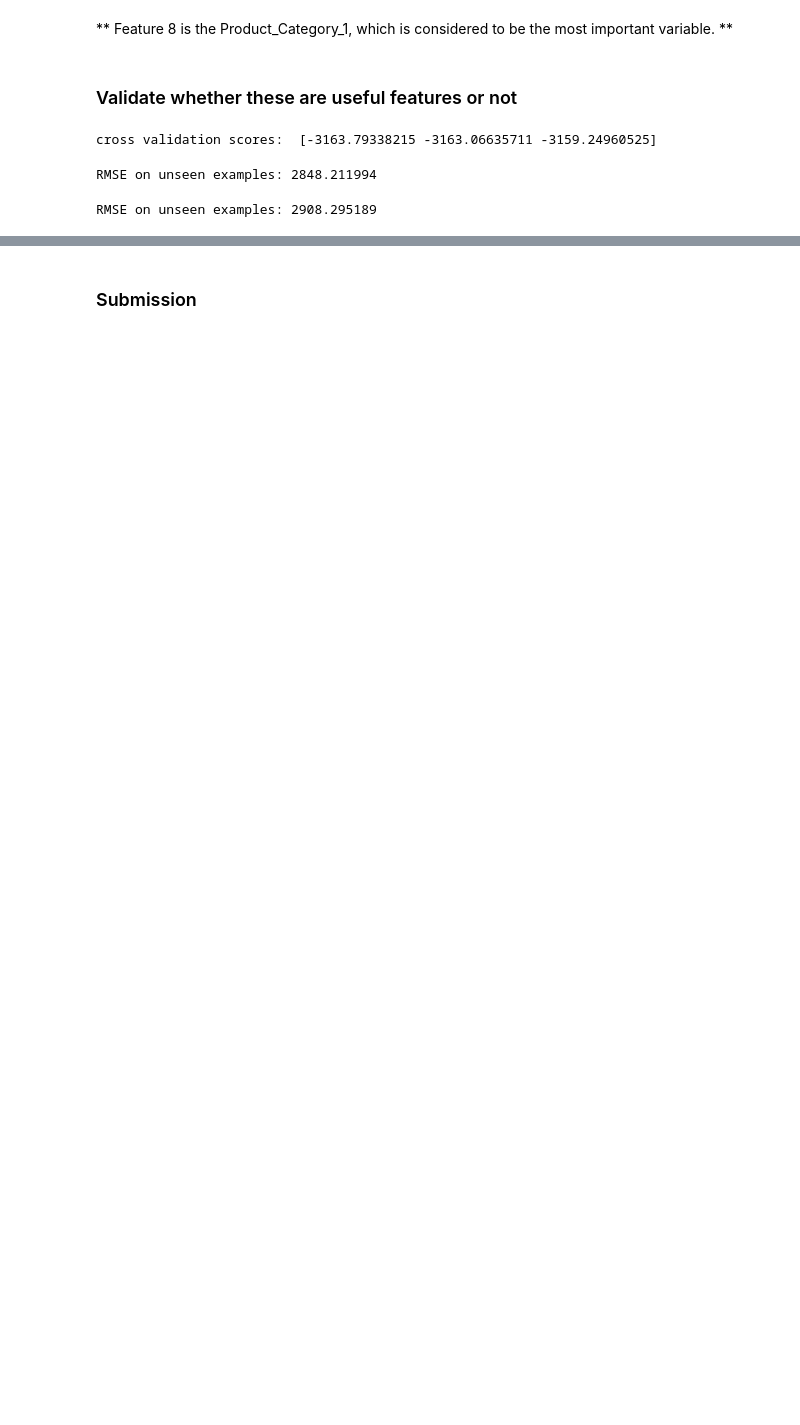
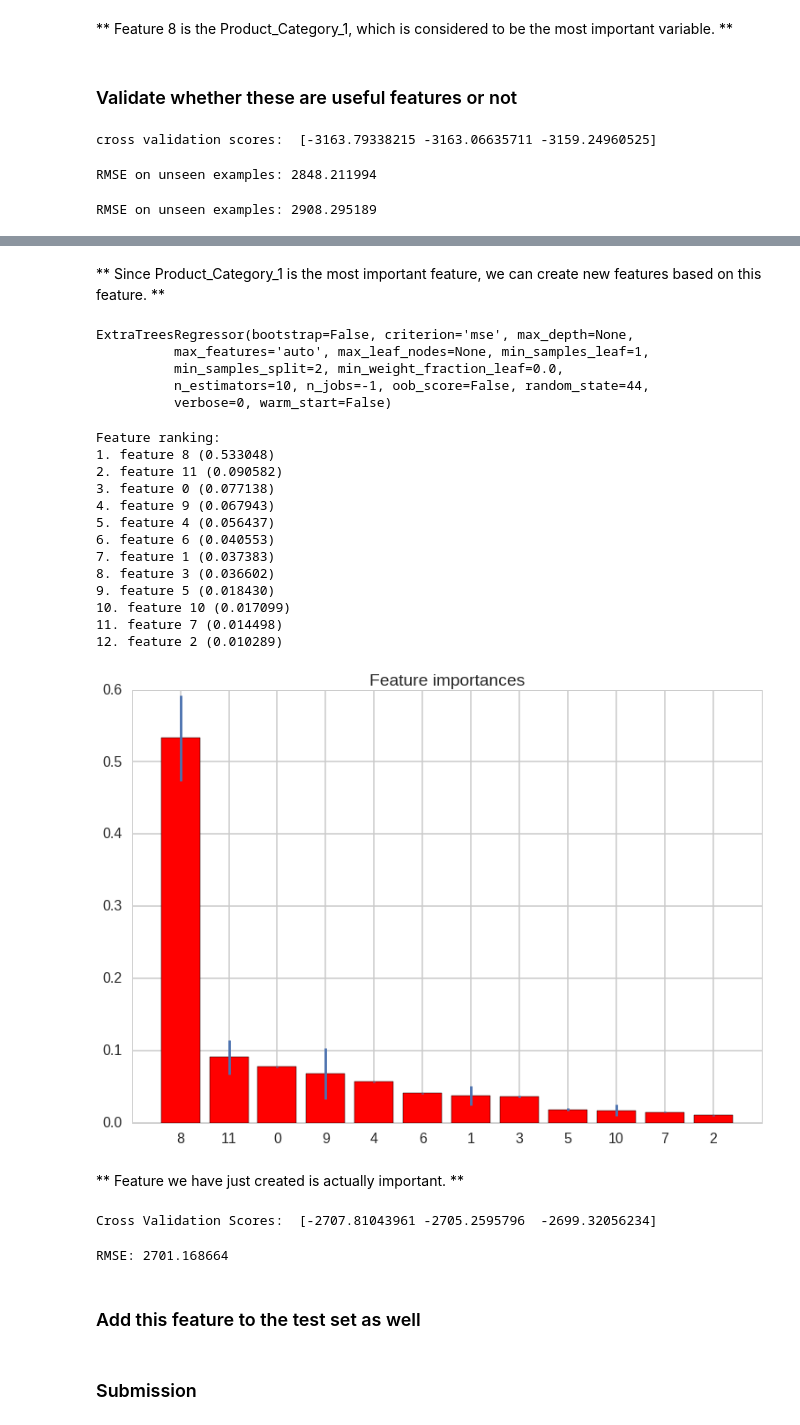
Before and after one commit to numb3r33/Black_Friday, a Jupyter notebook: notebooks/FeatureSelection.ipynb, the cells around one changed output, grey strips where cells are left out. Drawn from its saved outputs; the diff is of its cells as text; code cells hidden in the pictures; blank space fills up the shorter version.

```diff
--- a/notebooks/FeatureSelection.ipynb
+++ b/notebooks/FeatureSelection.ipynb
@@ -248,0 +257,55 @@ RMSE on unseen examples: 2908.295189
+# %% [markdown]
+** Since Product_Category_1 is the most important feature, we can create new features based on this feature. **
+# %%
+X_engineered = X.copy()
+# %%
+X_engineered['product_category_1_count'] = X_engineered.groupby('Product_ID')['Product_Category_1'].transform(lambda x: len(x))
+# %%
+X_train, X_test, y_train, y_test = train_test_split(X_engineered, y, test_size=0.2, random_state=423)
+# %%
+forest = ExtraTreesRegressor(random_state=44, n_jobs=-1)
+forest.fit(X_train, y_train)
+# %% [output]
+ExtraTreesRegressor(bootstrap=False, criterion='mse', max_depth=None,
+          max_features='auto', max_leaf_nodes=None, min_samples_leaf=1,
+          min_samples_split=2, min_weight_fraction_leaf=0.0,
+          n_estimators=10, n_jobs=-1, oob_score=False, random_state=44,
+          verbose=0, warm_start=False)
+# %%
+importances = forest.feature_importances_
+
+std = np.std([tree.feature_importances_ for tree in forest.estimators_],
+             axis=0)
+indices = np.argsort(importances)[::-1]
+
+# Print the feature ranking
+print("Feature ranking:")
+
+for f in range(X_train.shape[1]):
+    print("%d. feature %d (%f)" % (f + 1, indices[f], importances[indices[f]]))
+
+# Plot the feature importances of the forest
+plt.figure()
+plt.title("Feature importances")
+plt.bar(range(X_train.shape[1]), importances[indices],
+       color="r", yerr=std[indices], align="center")
+plt.xticks(range(X_train.shape[1]), indices)
+plt.xlim([-1, X_train.shape[1]])
+plt.show();
+# %% [output]
+Feature ranking:
+1. feature 8 (0.533048)
+2. feature 11 (0.090582)
+3. feature 0 (0.077138)
+4. feature 9 (0.067943)
+5. feature 4 (0.056437)
+6. feature 6 (0.040553)
+7. feature 1 (0.037383)
+8. feature 3 (0.036602)
+9. feature 5 (0.018430)
+10. feature 10 (0.017099)
+11. feature 7 (0.014498)
+12. feature 2 (0.010289)
+[figure, added]
+# %% [markdown]
+** Feature we have just created is actually important. **
@@ -248,0 +315,12 @@ RMSE on unseen examples: 2908.295189
+# %%
+print('Cross Validation Scores: ', cv_scores)
+# %% [output]
+Cross Validation Scores:  [-2707.81043961 -2705.2595796  -2699.32056234]
+# %%
+forest.fit(X_train, y_train)
+y_preds = forest.predict(X_test)
+print('RMSE: %f'%(scorer_func(y_test, y_preds)))
+# %% [output]
+RMSE: 2701.168664
+# %% [markdown]
+### Add this feature to the test set as well
```
Also changed, not shown: parts of 7 cells of this notebook.
